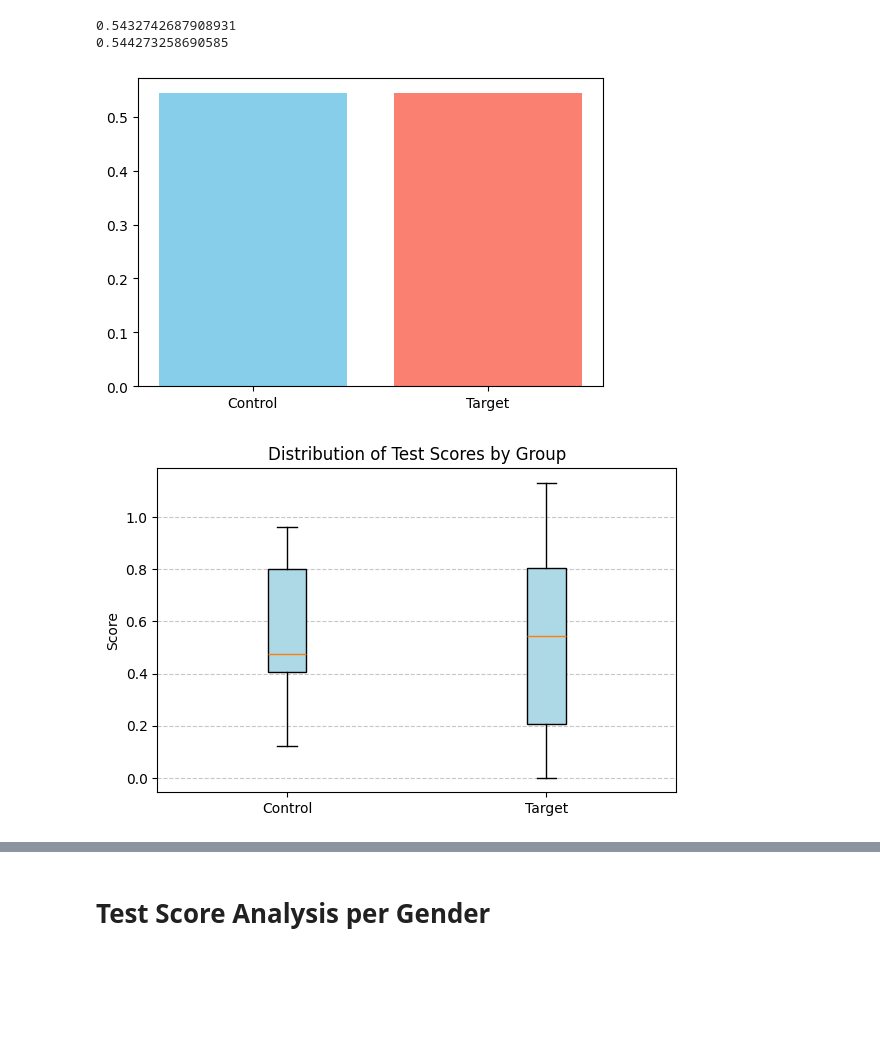
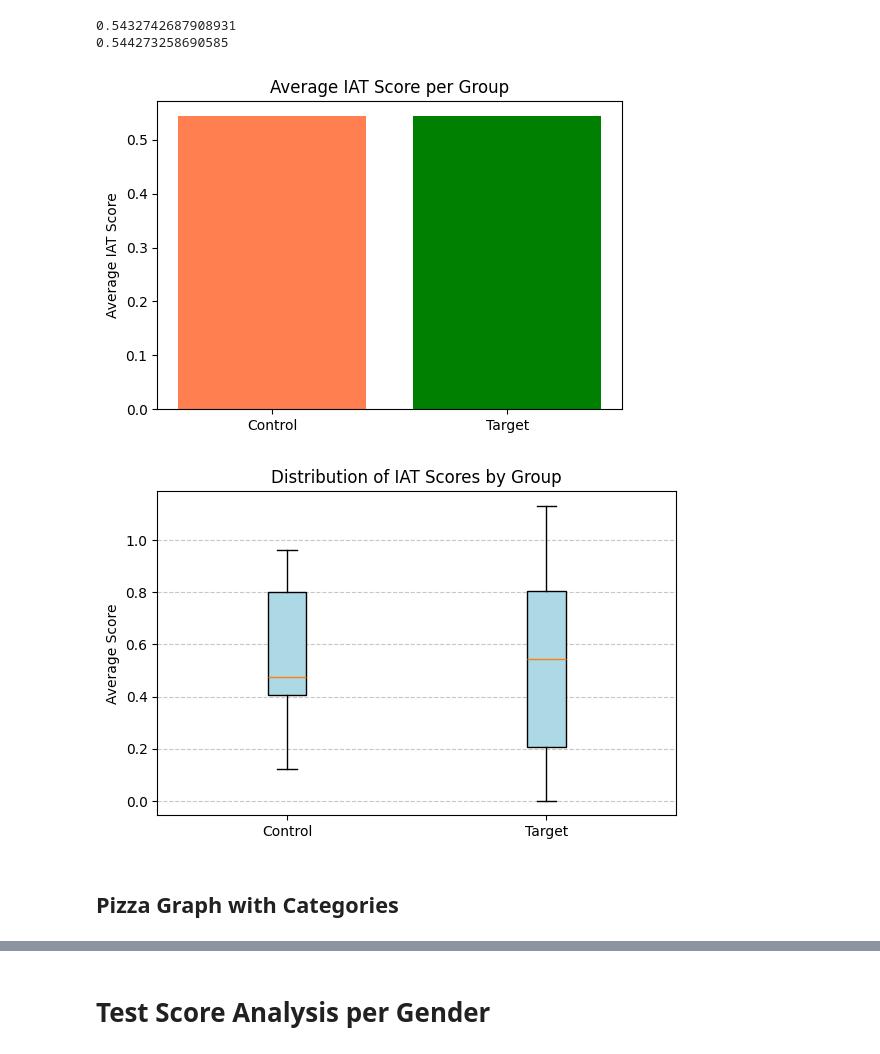
Before and after one commit to lauracorssac/Mindshift, a Jupyter notebook: Analysis/test.ipynb, the cells around one changed output, grey strips where cells are left out. Drawn from its saved outputs; the diff is of its cells as text; code cells hidden in the pictures; blank space fills up the shorter version.

```diff
--- a/Analysis/test.ipynb
+++ b/Analysis/test.ipynb
@@ -62,11 +62,13 @@ print(avg_target_test)
 # %%
 group_names = ['Control', 'Target']
 group_averages = [avg_control_test, avg_target_test]
 
 plt.figure(figsize=(6, 4))
-bars = plt.bar(group_names, group_averages, color=['skyblue', 'salmon'])
+plt.title("Average IAT Score per Group")
+plt.ylabel("Average IAT Score")
+bars = plt.bar(group_names, group_averages, color=['coral', 'green'])
 # %% [output]
-[figure, old version]
+[figure, new version]
 # %%
 data = [test_score_control, test_score_target]
 group_names = ['Control', 'Target']
@@ -79,13 +81,15 @@ plt.boxplot(
     boxprops=dict(facecolor="lightblue"),
 )
 
-plt.title('Distribution of Test Scores by Group')
-plt.ylabel('Score')
+plt.title('Distribution of IAT Scores by Group')
+plt.ylabel('Average Score')
 plt.grid(axis='y', linestyle='--', alpha=0.7)
 
 plt.tight_layout()
 plt.show()
 # %% [output]
-[figure, old version]
+[figure, new version]
 # %%
 df['abs_score'] = df['score'].abs()
+# %% [markdown]
+## Pizza Graph with Categories
```
Also changed, not shown: parts of 8 cells of this notebook, 4 other files.
